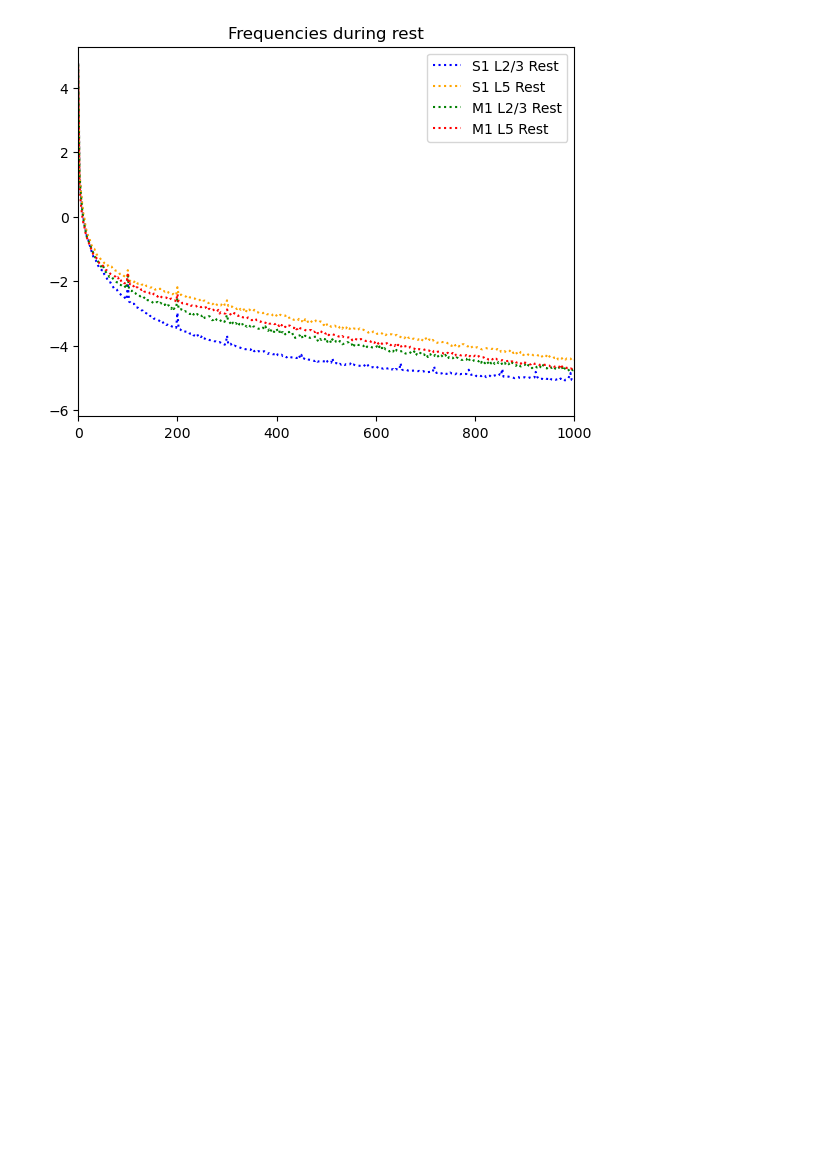
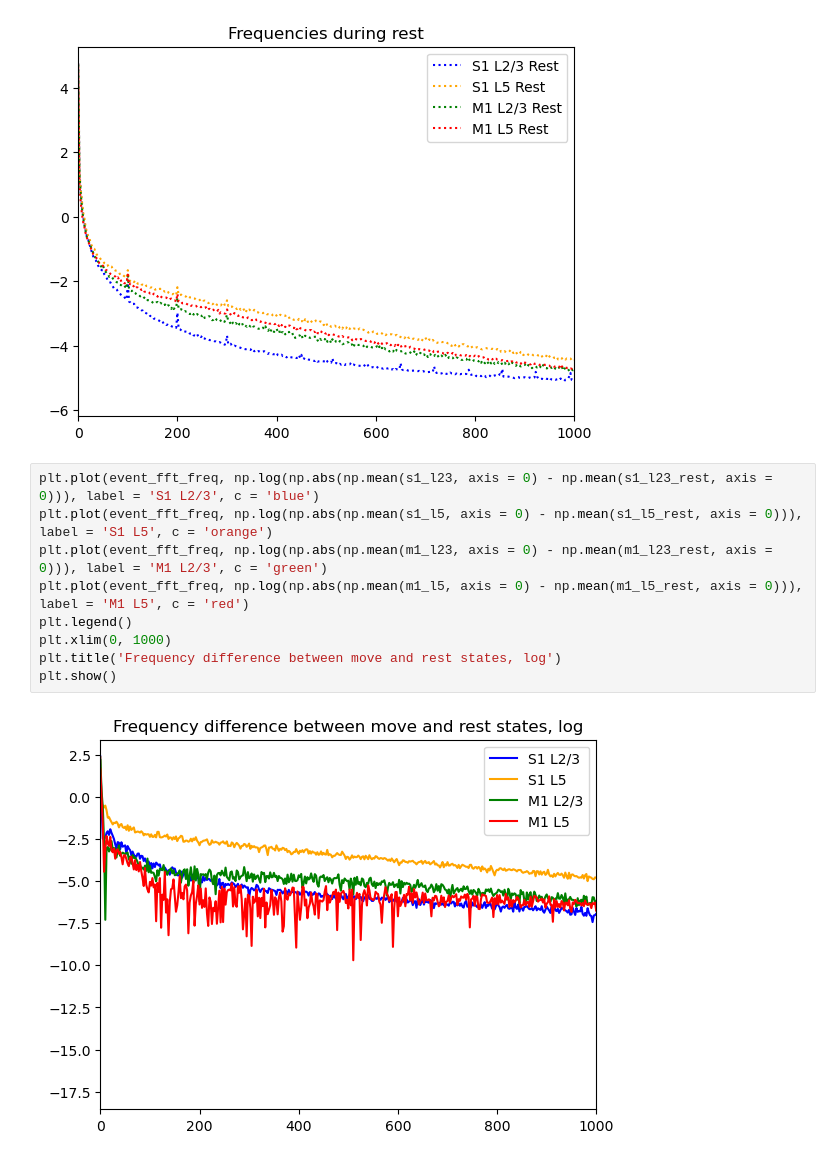
Before and after one commit to kerseviciute/spontaneous-movement, a Jupyter notebook: notebooks/frequency_analysis.ipynb, the cells around one changed output. Drawn from its saved outputs; the diff is of its cells as text; blank space fills up the shorter version.

Commit message:
Plot frequency change.

```diff
--- a/notebooks/frequency_analysis.ipynb
+++ b/notebooks/frequency_analysis.ipynb
@@ -304,3 +304,14 @@ plt.title('Frequencies during rest')
 plt.show()
 # %% [output]
 [figure]
+# %%
+plt.plot(event_fft_freq, np.log(np.abs(np.mean(s1_l23, axis = 0) - np.mean(s1_l23_rest, axis = 0))), label = 'S1 L2/3', c = 'blue')
+plt.plot(event_fft_freq, np.log(np.abs(np.mean(s1_l5, axis = 0) - np.mean(s1_l5_rest, axis = 0))), label = 'S1 L5', c = 'orange')
+plt.plot(event_fft_freq, np.log(np.abs(np.mean(m1_l23, axis = 0) - np.mean(m1_l23_rest, axis = 0))), label = 'M1 L2/3', c = 'green')
+plt.plot(event_fft_freq, np.log(np.abs(np.mean(m1_l5, axis = 0) - np.mean(m1_l5_rest, axis = 0))), label = 'M1 L5', c = 'red')
+plt.legend()
+plt.xlim(0, 1000)
+plt.title('Frequency difference between move and rest states, log')
+plt.show()
+# %% [output]
+[figure, added]
```
Also changed, not shown: parts of 1 cell of this notebook.
